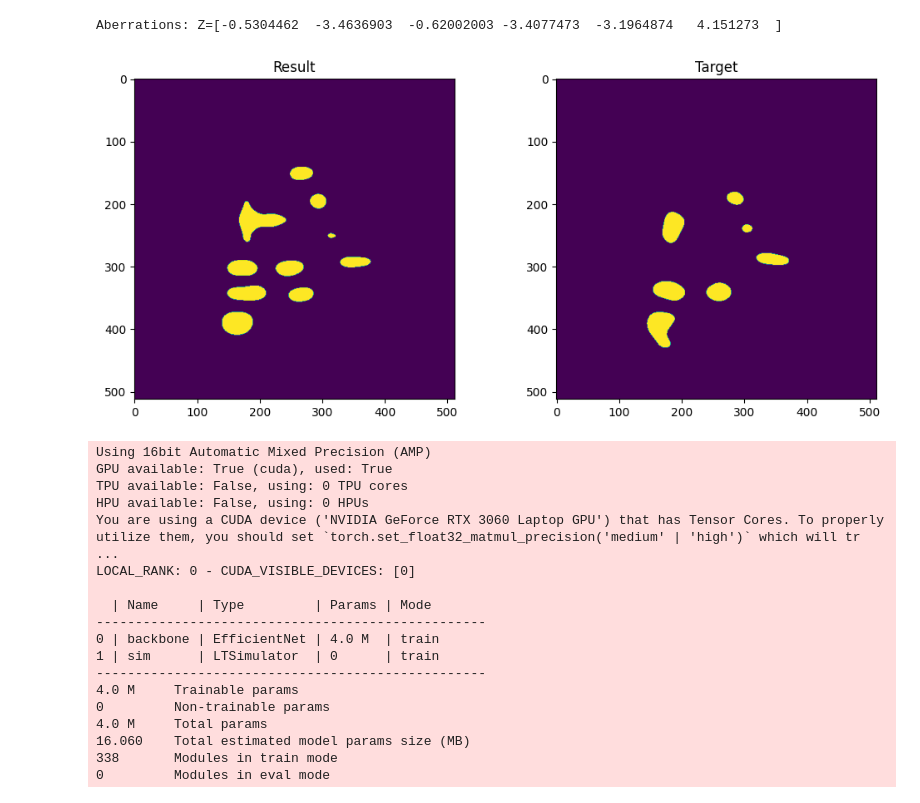
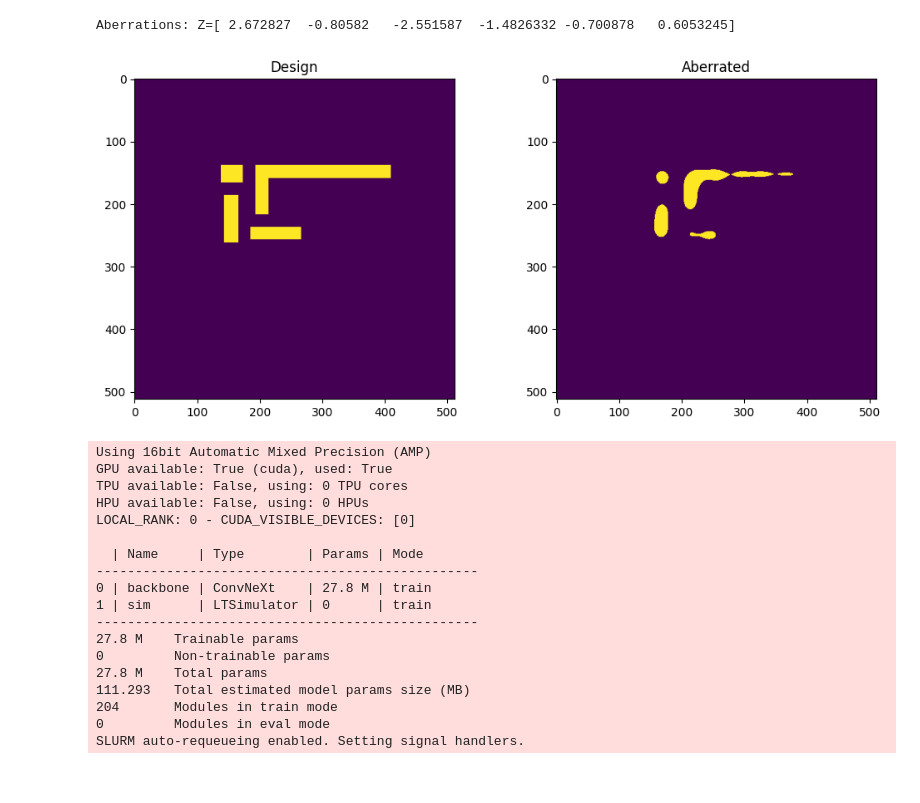
Before and after one commit to kakurinvv/Lithography-with-aberrations, a Jupyter notebook: neural-ilt/lithosim/ilt_model.ipynb, the cells around one changed output. Drawn from its saved outputs; the diff is of its cells as text; code cells hidden in the pictures.

Commit message:
Восстановление искажённой картинки - первая успешная модель (на основе convnext_tiny) - встроен вызов lithosim из torch Dataset-а - сделана модель

```diff
--- a/neural-ilt/lithosim/ilt_model.ipynb
+++ b/neural-ilt/lithosim/ilt_model.ipynb
@@ -23,7 +23,7 @@ DATASET_ROOT = os.path.join('..', 'dataset', 'train_layouts')
 # %%
 # -------- 3. DataLoader --------
 def make_dataloaders(root, batch_size=16, num_zernike=20, split=0.8, workers=1):
-    dataset = PNGFolderDataset(root, N_zernike=num_zernike, image_size=512, aberr_max=5.)
+    dataset = PNGFolderDataset(root, N_zernike=num_zernike, image_size=512, aberr_max=3.)
     train_size = int(split * len(dataset))
     val_size = len(dataset) - train_size
     train_dataset, val_dataset = random_split(dataset, [train_size, val_size])
@@ -33,34 +33,34 @@ def make_dataloaders(root, batch_size=16, num_zernike=20, split=0.8, workers=1):
 # %%
 train_loader, val_loader, dataset = make_dataloaders(DATASET_ROOT, batch_size=1, num_zernike=6, workers=0)
 a = next(iter(train_loader))
 i = 0
 
 fig = plt.figure(figsize=(12,5))
 ax = plt.subplot(1,2,1)
 plt.imshow(dataset.intensity_tensor_to_image(a[0][i][0]))
-ax.set_title("Result")
+ax.set_title("Design")
 ax = plt.subplot(1,2,2)
 plt.imshow(dataset.intensity_tensor_to_image(a[0][i][1]))
-ax.set_title("Target")
+ax.set_title("Aberrated")
 print(f"Aberrations: Z={a[1][i].cpu().numpy()}")
 plt.show()
 # %% [output]
-Aberrations: Z=[-0.5304462  -3.4636903  -0.62002003 -3.4077473  -3.1964874   4.151273  ]
+Aberrations: Z=[ 2.672827  -0.80582   -2.551587  -1.4826332 -0.700878   0.6053245]
-[figure, old version]
+[figure, new version]
 # %%
 # -------- 4. Training --------
-train_loader, val_loader, dataset = make_dataloaders(DATASET_ROOT, batch_size=16, num_zernike=6, workers=8)
-model = LithoZernikeRegressor(num_zernike=6, lr=1e-3)
+train_loader, val_loader, dataset = make_dataloaders(DATASET_ROOT, batch_size=48, num_zernike=6, workers=16)
+model = LithoZernikeRegressor(model_name="convnext_tiny", num_zernike=6, lr=1e-3)
 checkpoint_callback = ModelCheckpoint(
     monitor='val_loss',
     save_top_k=1,
     mode='min',
     filename='best-model'
 )
-logger = TensorBoardLogger("tb_logs", name="my_model")
+logger = TensorBoardLogger("lightning_logs", name="convnext_tiny_1")
 
-trainer = Trainer(max_epochs=15, accelerator="auto", callbacks=[checkpoint_callback],
-                  accumulate_grad_batches = 8, gradient_clip_val=1.,
+trainer = Trainer(max_epochs=10, accelerator="auto", callbacks=[checkpoint_callback],
+                  accumulate_grad_batches = 4, gradient_clip_val=1.,
                   logger=logger,
                   precision="16-mixed"
           )
@@ -70,17 +70,17 @@ Using 16bit Automatic Mixed Precision (AMP)
 GPU available: True (cuda), used: True
 TPU available: False, using: 0 TPU cores
 HPU available: False, using: 0 HPUs
-You are using a CUDA device ('NVIDIA GeForce RTX 3060 Laptop GPU') that has Tensor Cores. To properly utilize them, you should set `torch.set_float32_matmul_precision('medium' | 'high')` which will tr ...
 LOCAL_RANK: 0 - CUDA_VISIBLE_DEVICES: [0]
 
-  | Name     | Type         | Params | Mode
---------------------------------------------------
-0 | backbone | EfficientNet | 4.0 M  | train
-1 | sim      | LTSimulator  | 0      | train
---------------------------------------------------
-4.0 M     Trainable params
+  | Name     | Type        | Params | Mode
+-------------------------------------------------
+0 | backbone | ConvNeXt    | 27.8 M | train
+1 | sim      | LTSimulator | 0      | train
+-------------------------------------------------
+27.8 M    Trainable params
 0         Non-trainable params
-4.0 M     Total params
-16.060    Total estimated model params size (MB)
-338       Modules in train mode
+27.8 M    Total params
+111.293   Total estimated model params size (MB)
+204       Modules in train mode
 0         Modules in eval mode
+SLURM auto-requeueing enabled. Setting signal handlers.
```
Also changed, not shown: parts of 13 cells of this notebook, 7 other files.
